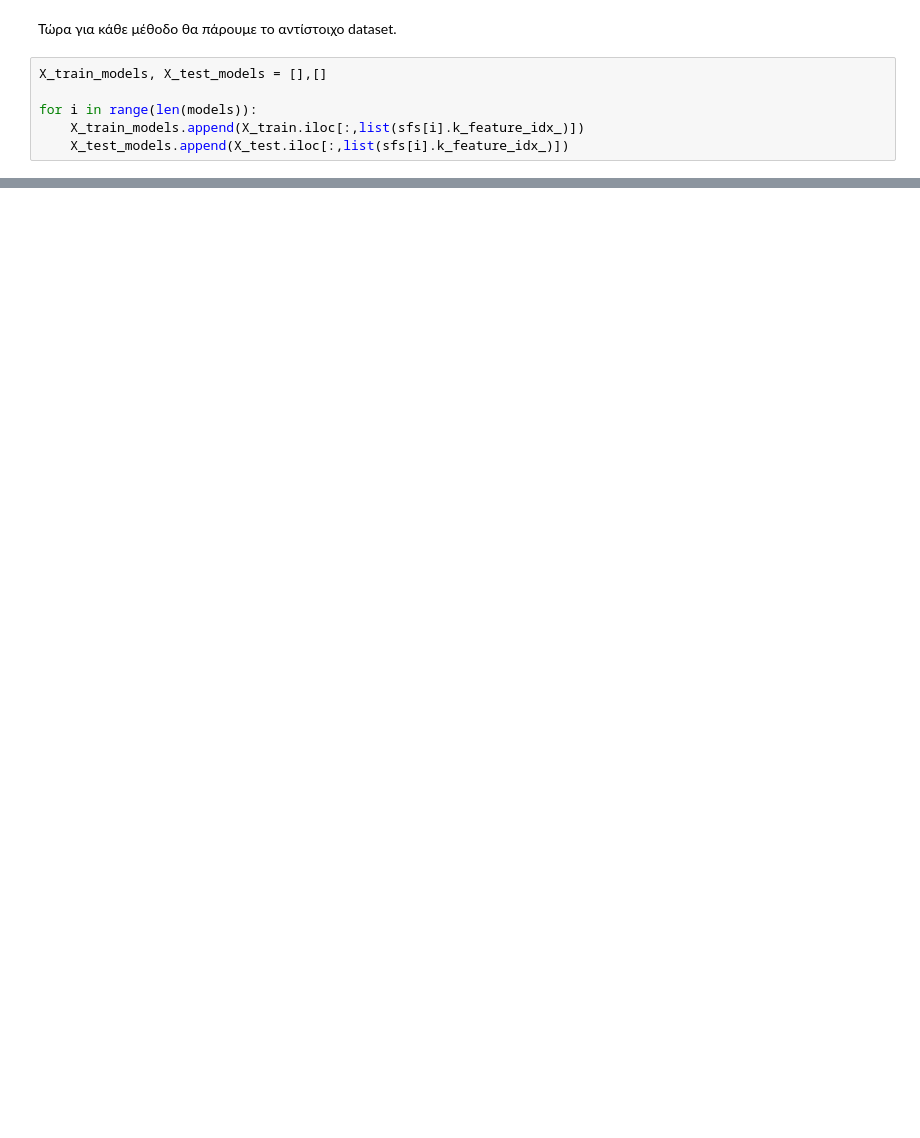
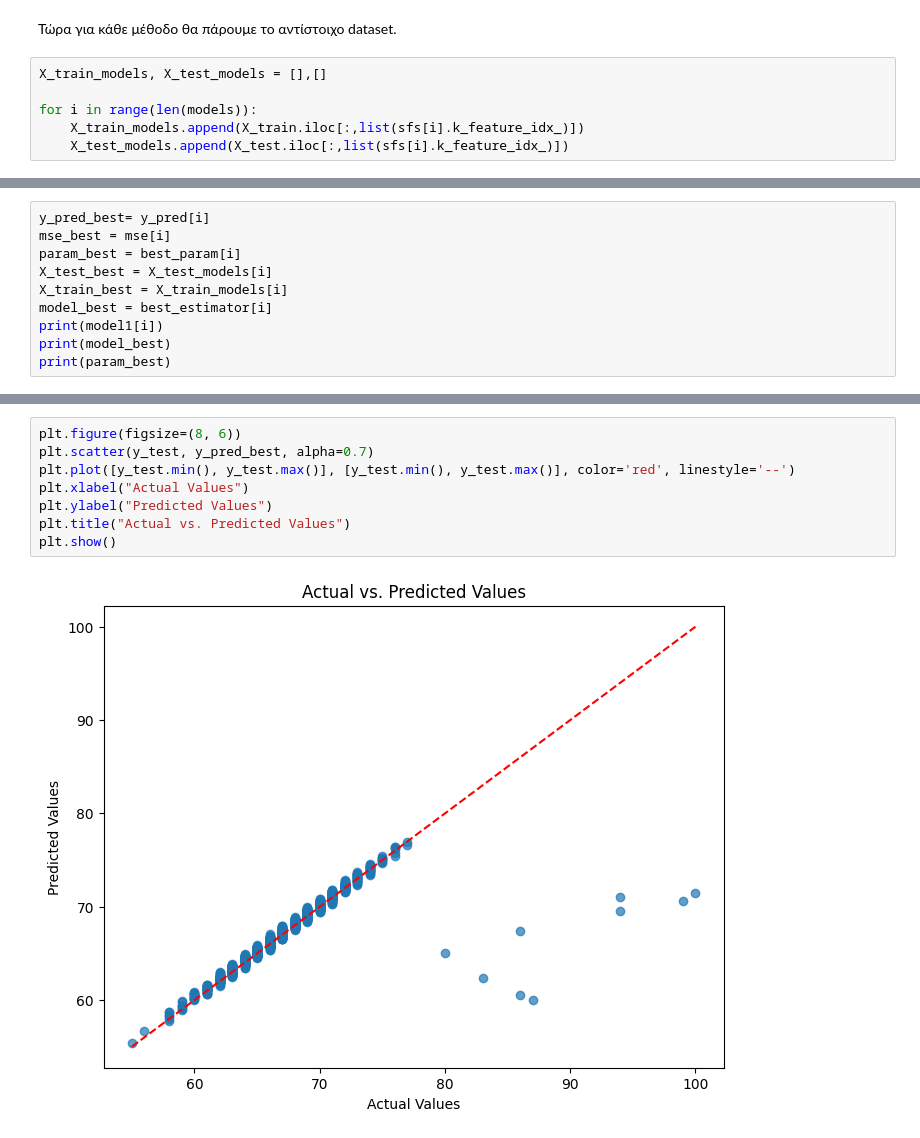
Before and after one commit to Nikolasioan/Student_Performance, a Jupyter notebook: StudentPerformance.ipynb, the cells around one changed output, grey strips where cells are left out. Drawn from its saved outputs; the diff is of its cells as text; blank space fills up the shorter version.

```diff
--- a/StudentPerformance.ipynb
+++ b/StudentPerformance.ipynb
@@ -583,0 +751,10 @@ for i in range(len(models)):
+# %%
+y_pred_best= y_pred[i]
+mse_best = mse[i]
+param_best = best_param[i]
+X_test_best = X_test_models[i]
+X_train_best = X_train_models[i]
+model_best = best_estimator[i]
+print(model1[i])
+print(model_best)
+print(param_best)
@@ -583,0 +782,10 @@ for i in range(len(models)):
+# %%
+plt.figure(figsize=(8, 6))
+plt.scatter(y_test, y_pred_best, alpha=0.7)
+plt.plot([y_test.min(), y_test.max()], [y_test.min(), y_test.max()], color='red', linestyle='--')
+plt.xlabel("Actual Values")
+plt.ylabel("Predicted Values")
+plt.title("Actual vs. Predicted Values")
+plt.show()
+# %% [output]
+[figure, added]
```
Also changed, not shown: parts of 20 cells of this notebook.
